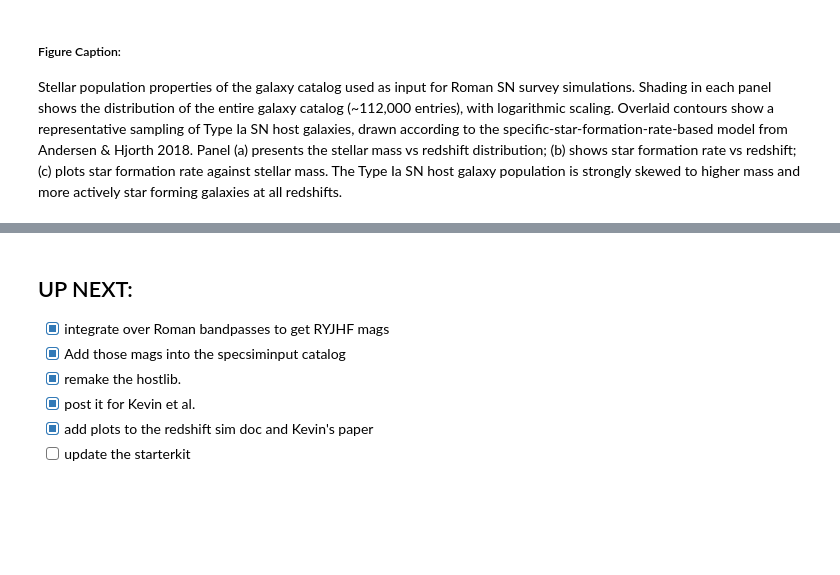
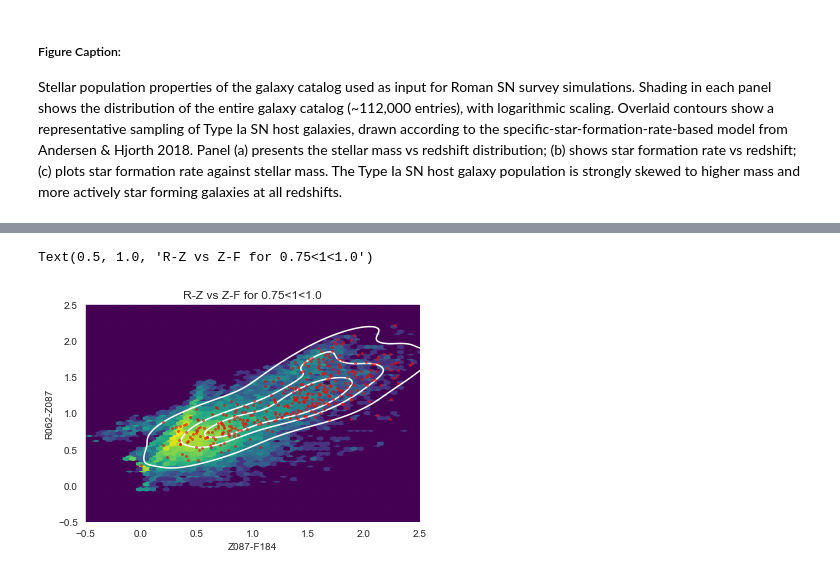
Before and after one commit to srodney/romansims, a Jupyter notebook: romansims/akari_snana_simcat_creation_from_3dhst.ipynb, the cells around one changed output, grey strips where cells are left out. Cells and saved outputs as stored; diff of their text form; code cells hidden in the pictures; blank space fills up the shorter version.

```diff
--- a/romansims/akari_snana_simcat_creation_from_3dhst.ipynb
+++ b/romansims/akari_snana_simcat_creation_from_3dhst.ipynb
@@ -196,27 +226,23 @@ iz2 = np.where((simcat.galaxies['z']>1.5) & (simcat.galaxies['z']<2.5))[0]
 # %%
+iz2 = np.where((simcat.galaxies['z']>0.75) & (simcat.galaxies['z']<1))[0]
 rmag = simcat.galaxies['r062'][iz2]
 zmag = simcat.galaxies['z087'][iz2]
 fmag = simcat.galaxies['f184'][iz2]
+plt.hexbin(zmag-fmag, rmag-zmag, extent=[-1,5,-1,3], bins='log', zorder=1, cmap='viridis')
 
-plt.hexbin(fmag, rmag-zmag, extent=[18,28,-2,3], bins='log', zorder=1, cmap='viridis')
+izsn = np.where((simcat.snhosts['z']>0.75) & (simcat.snhosts['z']<1))[0]
+rmagsn = simcat.snhosts['r062'][izsn]
+zmagsn = simcat.snhosts['z087'][izsn]
+fmagsn = simcat.snhosts['f184'][izsn]
+sns.kdeplot(x=zmagsn-fmagsn, y=rmagsn-zmagsn, zorder=2, color='w', levels=4)
+plt.plot(zmagsn-fmagsn, rmagsn-zmagsn, zorder=2, color='r', ms=4, alpha=0.5, ls=' ', marker='.')#, levels=5)
+
 ax = plt.gca()
-ax.set_ylim(-2,3)
-ax.set_xlim(28,18)
+ax.set_ylim(-0.5,2.5)
+ax.set_xlim(-0.5,2.5)
 plt.ylabel('R062-Z087')
-plt.xlabel('F184')
-
-
-#hsn = simcat.snhosts_df['h158']
-#zsn = simcat.snhosts_df['z']
-
-#sns.kdeplot(x=zsn, y=hsn, zorder=2, ax=ax, color='w', levels=5)
-#ax.invert_yaxis()
+plt.xlabel('Z087-F184')
+plt.title("R-Z vs Z-F for 0.75<1<1.0")
+# %% [output]
+Text(0.5, 1.0, 'R-Z vs Z-F for 0.75<1<1.0')
+[figure, added]
-# %% [markdown]
-## UP NEXT:
-
-- [x] integrate over Roman bandpasses to get RYJHF mags
-- [x] Add those mags into the specsiminput catalog
-- [x] remake the hostlib.
-- [x] post it for Kevin et al.
-- [x] add plots to the redshift sim doc and Kevin's paper
-- [ ] update the starterkit
```
Also changed, not shown: parts of 15 cells of this notebook, 1 other file.
